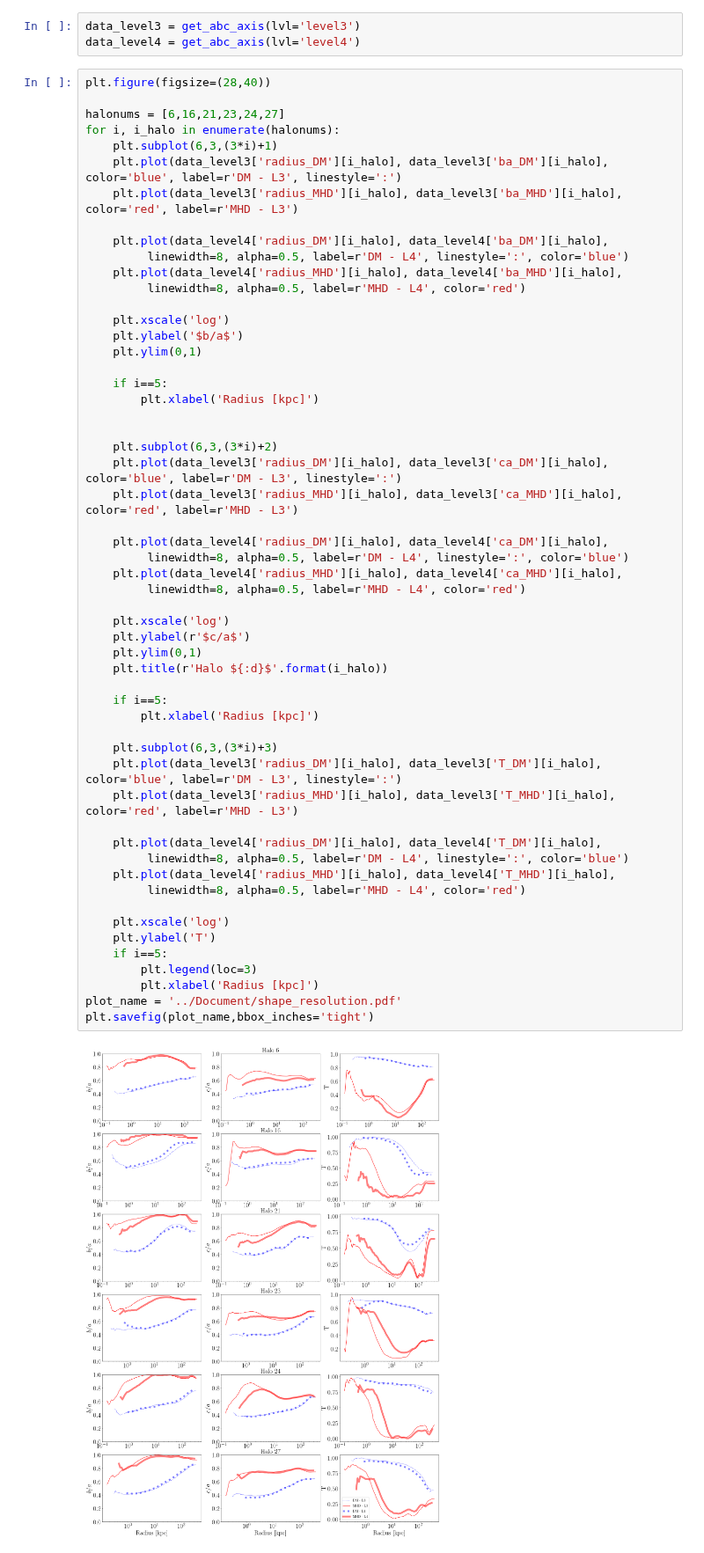
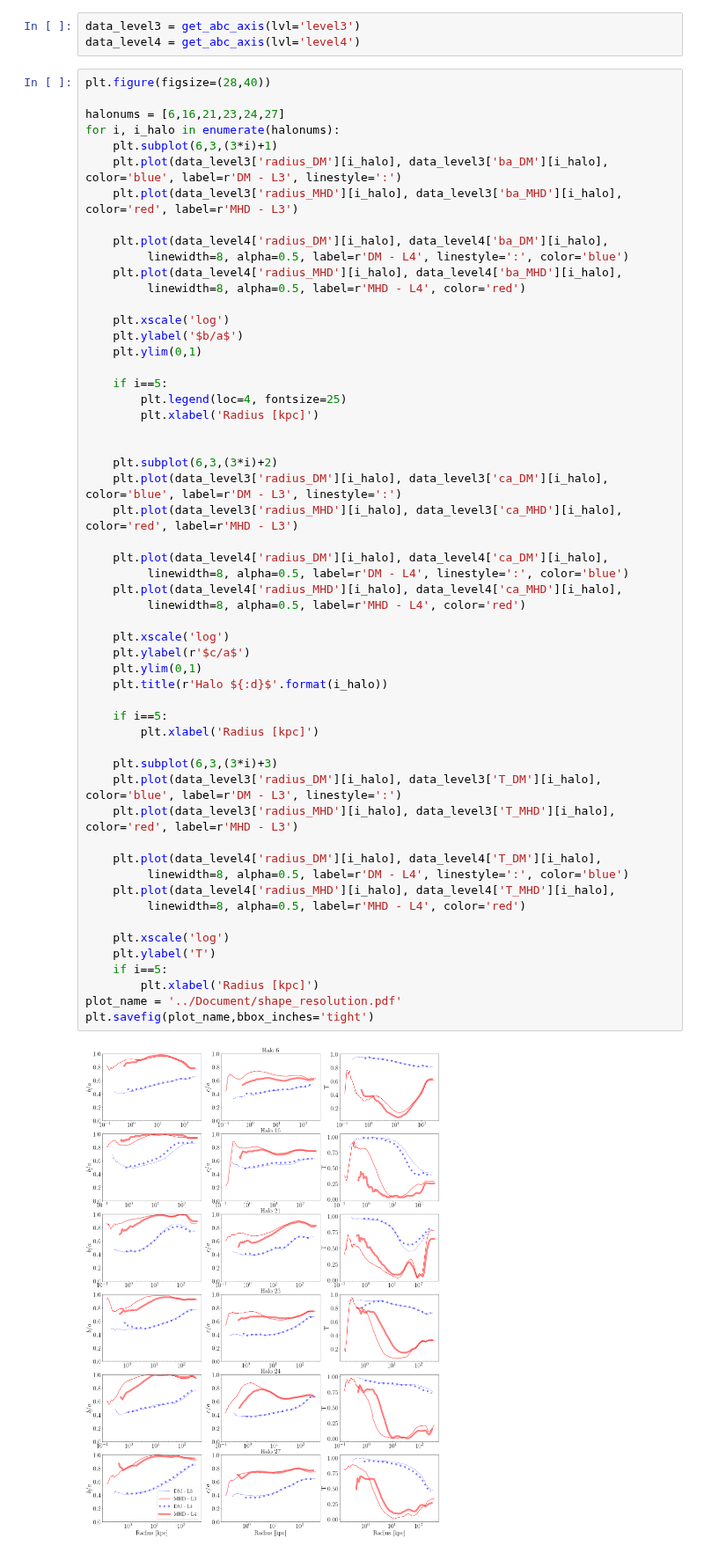
Before and after one commit to jdprada1760/Paper_Halo_shapes, a Jupyter notebook: Code/Axes_Radial_Profile.ipynb, the cells around one changed output. Shown at 88% size. Cells and saved outputs as stored; diff of their text form.

```diff
--- a/Code/Axes_Radial_Profile.ipynb
+++ b/Code/Axes_Radial_Profile.ipynb
@@ -190,6 +190,7 @@ for i, i_halo in enumerate(halonums):
     plt.ylim(0,1)
 
     if i==5:
+        plt.legend(loc=4, fontsize=25)
         plt.xlabel('Radius [kpc]')
 
 
@@ -199,35 +200,34 @@ for i, i_halo in enumerate(halonums):
 
     plt.plot(data_level4['radius_DM'][i_halo], data_level4['ca_DM'][i_halo],
          linewidth=8, alpha=0.5, label=r'DM - L4', linestyle=':', color='blue')
     plt.plot(data_level4['radius_MHD'][i_halo], data_level4['ca_MHD'][i_halo],
          linewidth=8, alpha=0.5, label=r'MHD - L4', color='red')
 
     plt.xscale('log')
     plt.ylabel(r'$c/a$')
     plt.ylim(0,1)
     plt.title(r'Halo ${:d}$'.format(i_halo))
 
     if i==5:
         plt.xlabel('Radius [kpc]')
 
     plt.subplot(6,3,(3*i)+3)
     plt.plot(data_level3['radius_DM'][i_halo], data_level3['T_DM'][i_halo], color='blue', label=r'DM - L3', linestyle=':')
     plt.plot(data_level3['radius_MHD'][i_halo], data_level3['T_MHD'][i_halo], color='red', label=r'MHD - L3')
 
     plt.plot(data_level4['radius_DM'][i_halo], data_level4['T_DM'][i_halo],
          linewidth=8, alpha=0.5, label=r'DM - L4', linestyle=':', color='blue')
     plt.plot(data_level4['radius_MHD'][i_halo], data_level4['T_MHD'][i_halo],
          linewidth=8, alpha=0.5, label=r'MHD - L4', color='red')
 
     plt.xscale('log')
     plt.ylabel('T')
     if i==5:
-        plt.legend(loc=3)
         plt.xlabel('Radius [kpc]')
 plot_name = '../Document/shape_resolution.pdf'
 plt.savefig(plot_name,bbox_inches='tight')
 # %% [output]
-[figure, old version]
+[figure, new version]
 # %%
 # Se define el nivel al cual se obtendran las graficas
 #lvl = 'level3'
```
